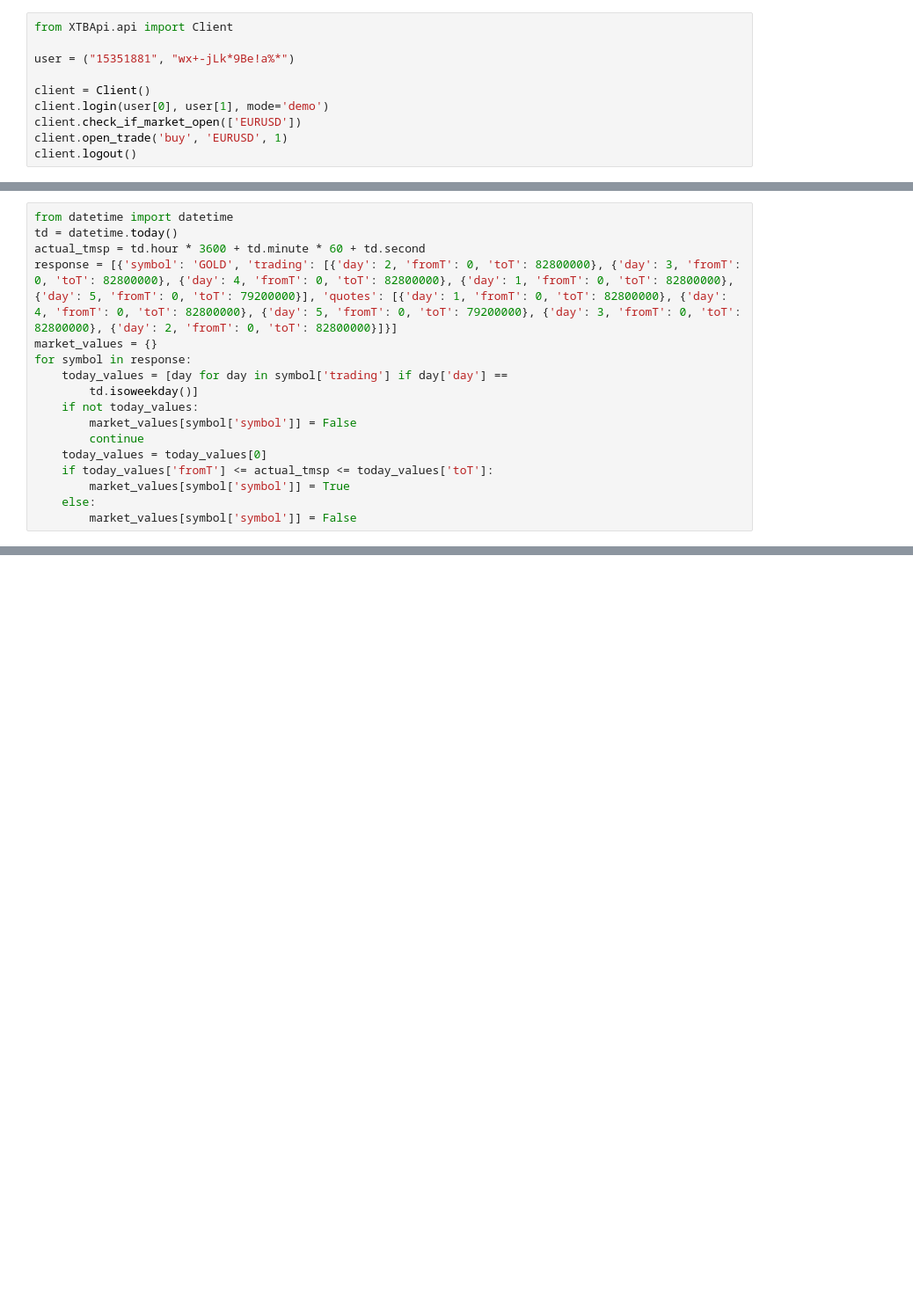
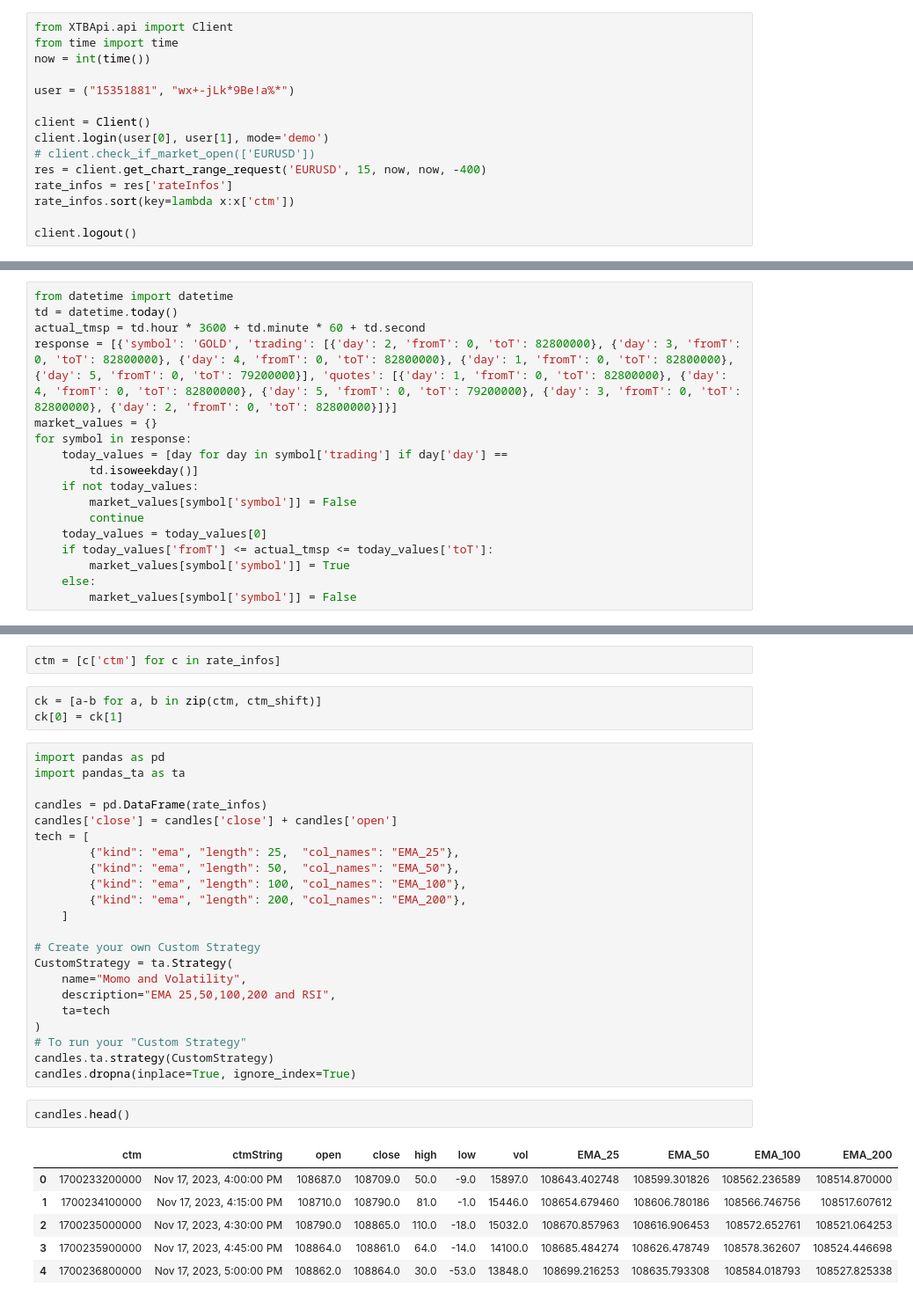
Before and after one commit to devnone21/xtb-trade, a Jupyter notebook: test.ipynb, the cells around one changed output, grey strips where cells are left out. Shown: that part at 88% size. Saved outputs shown, nothing was run; the diff lists cells and outputs as text; blank space fills up the shorter version.

```diff
--- a/test.ipynb
+++ b/test.ipynb
@@ -50,11 +42,16 @@ audusd_15[200]
 # %%
 from XTBApi.api import Client
+from time import time
+now = int(time())
 
 user = ("15351881", "wx+-jLk*9Be!a%*")
 
 client = Client()
 client.login(user[0], user[1], mode='demo')
-client.check_if_market_open(['EURUSD'])
-client.open_trade('buy', 'EURUSD', 1)
+# client.check_if_market_open(['EURUSD'])
+res = client.get_chart_range_request('EURUSD', 15, now, now, -400)
+rate_infos = res['rateInfos']
+rate_infos.sort(key=lambda x:x['ctm'])
+
 client.logout()
 # %% [output]
@@ -102,0 +91,36 @@ print(f'{today}: hh={hh}, mm={mm}')
+# %%
+ctm = [c['ctm'] for c in rate_infos]
+# %%
+ck = [a-b for a, b in zip(ctm, ctm_shift)]
+ck[0] = ck[1]
+# %%
+import pandas as pd
+import pandas_ta as ta
+
+candles = pd.DataFrame(rate_infos)
+candles['close'] = candles['close'] + candles['open']
+tech = [
+        {"kind": "ema", "length": 25,  "col_names": "EMA_25"},
+        {"kind": "ema", "length": 50,  "col_names": "EMA_50"},
+        {"kind": "ema", "length": 100, "col_names": "EMA_100"},
+        {"kind": "ema", "length": 200, "col_names": "EMA_200"},
+    ]
+
+# Create your own Custom Strategy
+CustomStrategy = ta.Strategy(
+    name="Momo and Volatility",
+    description="EMA 25,50,100,200 and RSI",
+    ta=tech
+)
+# To run your "Custom Strategy"
+candles.ta.strategy(CustomStrategy)
+candles.dropna(inplace=True, ignore_index=True)
+# %%
+candles.head()
+# %% [output]
+|  | ctm | ctmString | open | close | high | low | vol | EMA_25 | EMA_50 | EMA_100 | EMA_200 |
+| 0 | 1700233200000 | Nov 17, 2023, 4:00:00 PM | 108687.0 | 108709.0 | 50.0 | -9.0 | 15897.0 | 108643.402748 | 108599.301826 | 108562.236589 | 108514.870000 |
+| 1 | 1700234100000 | Nov 17, 2023, 4:15:00 PM | 108710.0 | 108790.0 | 81.0 | -1.0 | 15446.0 | 108654.679460 | 108606.780186 | 108566.746756 | 108517.607612 |
+| 2 | 1700235000000 | Nov 17, 2023, 4:30:00 PM | 108790.0 | 108865.0 | 110.0 | -18.0 | 15032.0 | 108670.857963 | 108616.906453 | 108572.652761 | 108521.064253 |
+| 3 | 1700235900000 | Nov 17, 2023, 4:45:00 PM | 108864.0 | 108861.0 | 64.0 | -14.0 | 14100.0 | 108685.484274 | 108626.478749 | 108578.362607 | 108524.446698 |
+| 4 | 1700236800000 | Nov 17, 2023, 5:00:00 PM | 108862.0 | 108864.0 | 30.0 | -53.0 | 13848.0 | 108699.216253 | 108635.793308 | 108584.018793 | 108527.825338 |
```
Also changed, not shown: parts of 7 cells of this notebook, 2 other files.
